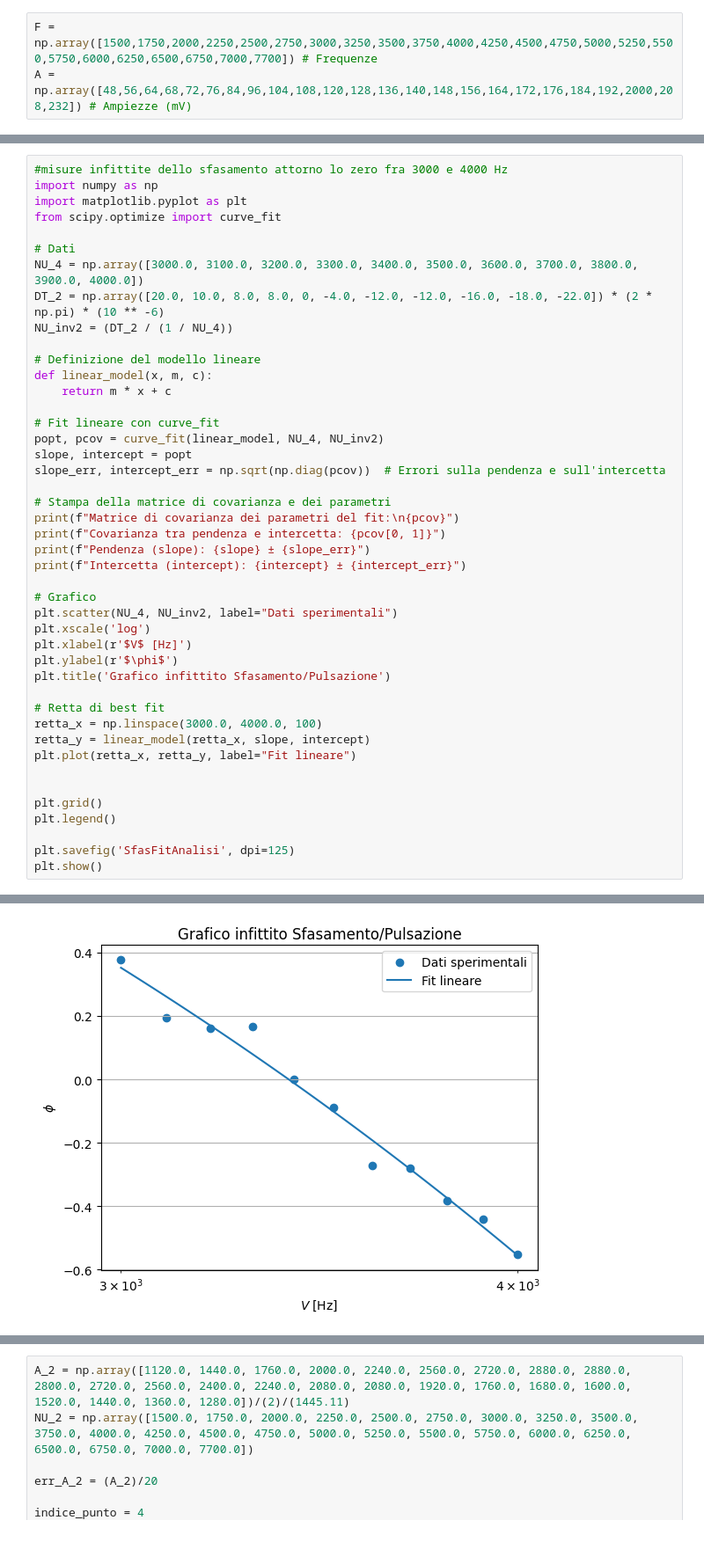
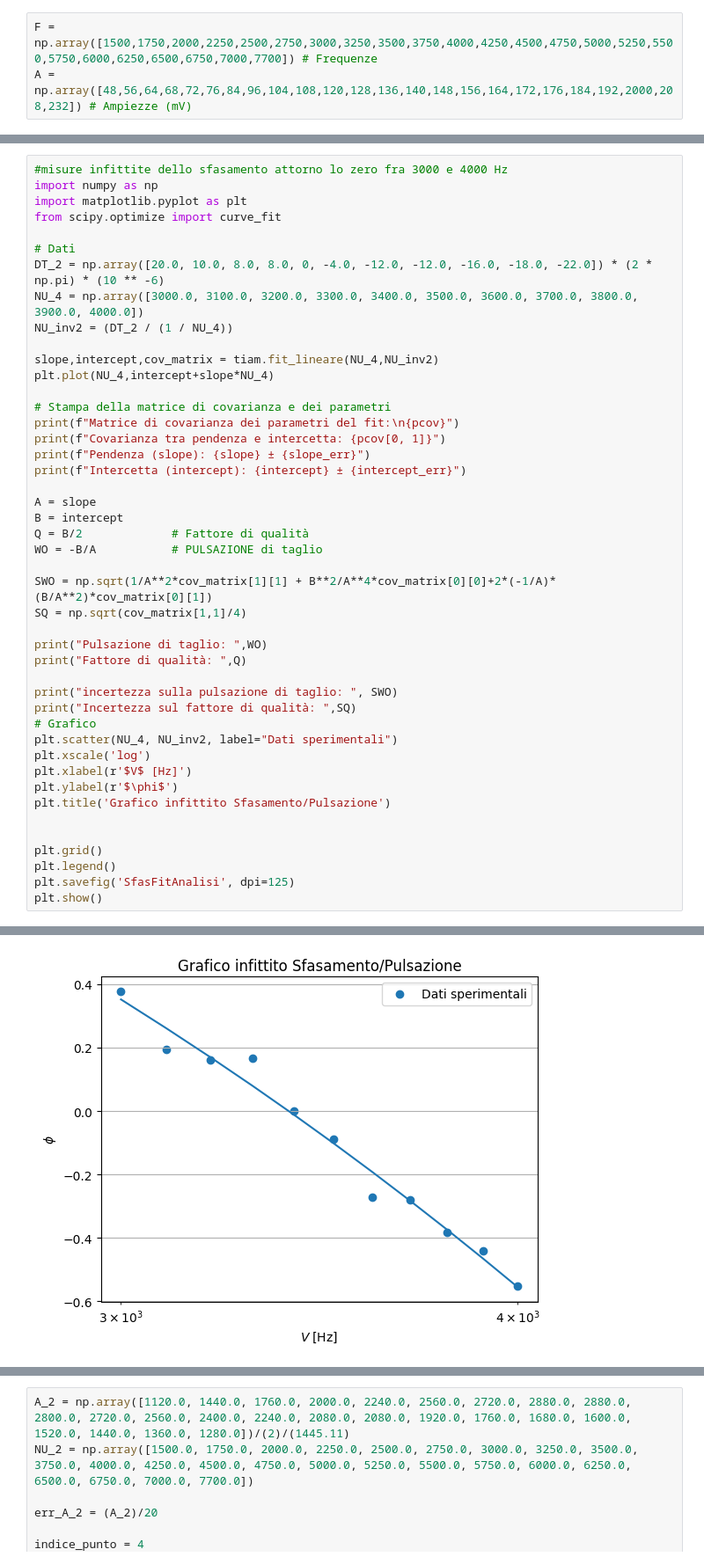
Before and after one commit to Holeryn/lab2scripts, a Jupyter notebook: 4esperienza(1).ipynb, the cells around one changed output, grey strips where cells are left out. Shown at 88% size. Drawn from its saved outputs; the diff is of its cells as text.

```diff
--- a/4esperienza(1).ipynb
+++ b/4esperienza(1).ipynb
@@ -48,18 +20,12 @@ import matplotlib.pyplot as plt
 from scipy.optimize import curve_fit
 
 # Dati
+DT_2 = np.array([20.0, 10.0, 8.0, 8.0, 0, -4.0, -12.0, -12.0, -16.0, -18.0, -22.0]) * (2 * np.pi) * (10 ** -6)
 NU_4 = np.array([3000.0, 3100.0, 3200.0, 3300.0, 3400.0, 3500.0, 3600.0, 3700.0, 3800.0, 3900.0, 4000.0])
-DT_2 = np.array([20.0, 10.0, 8.0, 8.0, 0, -4.0, -12.0, -12.0, -16.0, -18.0, -22.0]) * (2 * np.pi) * (10 ** -6)
 NU_inv2 = (DT_2 / (1 / NU_4))
 
-# Definizione del modello lineare
-def linear_model(x, m, c):
-    return m * x + c
-
-# Fit lineare con curve_fit
-popt, pcov = curve_fit(linear_model, NU_4, NU_inv2)
-slope, intercept = popt
-slope_err, intercept_err = np.sqrt(np.diag(pcov))  # Errori sulla pendenza e sull'intercetta
+slope,intercept,cov_matrix = tiam.fit_lineare(NU_4,NU_inv2)
+plt.plot(NU_4,intercept+slope*NU_4)
 
 # Stampa della matrice di covarianza e dei parametri
 print(f"Matrice di covarianza dei parametri del fit:\n{pcov}")
@@ -67,6 +33,19 @@ print(f"Covarianza tra pendenza e intercetta: {pcov[0, 1]}")
 print(f"Pendenza (slope): {slope} ± {slope_err}")
 print(f"Intercetta (intercept): {intercept} ± {intercept_err}")
 
+A = slope
+B = intercept
+Q = B/2             # Fattore di qualità
+WO = -B/A           # PULSAZIONE di taglio
+
+SWO = np.sqrt(1/A**2*cov_matrix[1][1] + B**2/A**4*cov_matrix[0][0]+2*(-1/A)*(B/A**2)*cov_matrix[0][1])
+SQ = np.sqrt(cov_matrix[1,1]/4)
+
+print("Pulsazione di taglio: ",WO)
+print("Fattore di qualità: ",Q)
+
+print("incertezza sulla pulsazione di taglio: ", SWO)
+print("Incertezza sul fattore di qualità: ",SQ)
 # Grafico
 plt.scatter(NU_4, NU_inv2, label="Dati sperimentali")
 plt.xscale('log')
@@ -74,15 +53,9 @@ plt.xlabel(r'$V$ [Hz]')
 plt.ylabel(r'$\phi$')
 plt.title('Grafico infittito Sfasamento/Pulsazione')
 
-# Retta di best fit
-retta_x = np.linspace(3000.0, 4000.0, 100)
-retta_y = linear_model(retta_x, slope, intercept)
-plt.plot(retta_x, retta_y, label="Fit lineare")
-
 
 plt.grid()
 plt.legend()
-
 plt.savefig('SfasFitAnalisi', dpi=125)
 plt.show()
 # %% [output]
@@ -95,2 +76,2 @@ Intercetta (intercept): 3.0748766471633466 ± 0.15693937396023594
-[figure, old version]
+[figure, new version]
 # %%
```
Also changed, not shown: parts of 8 cells of this notebook, 14 other files.
